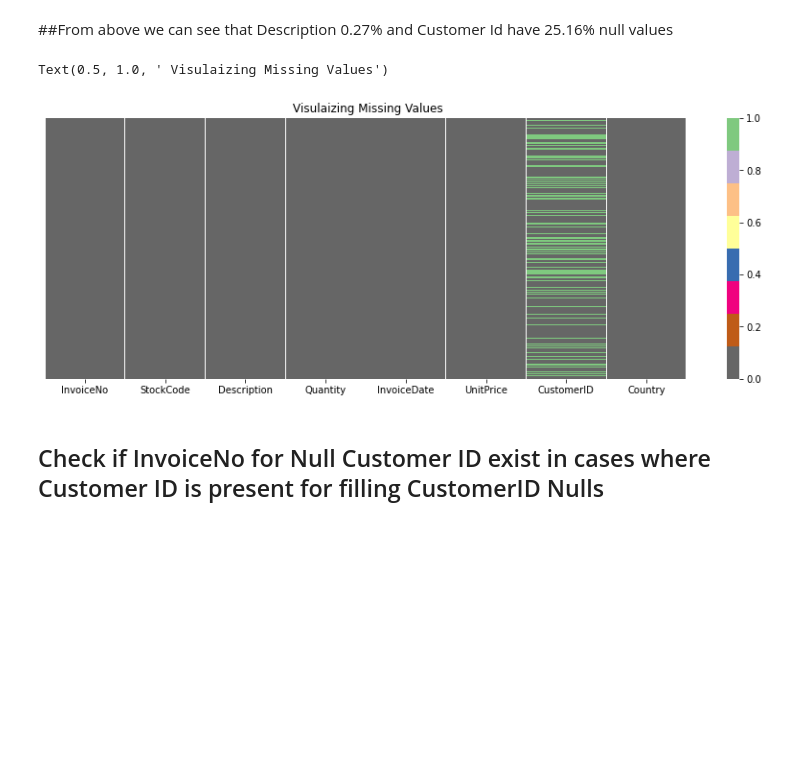
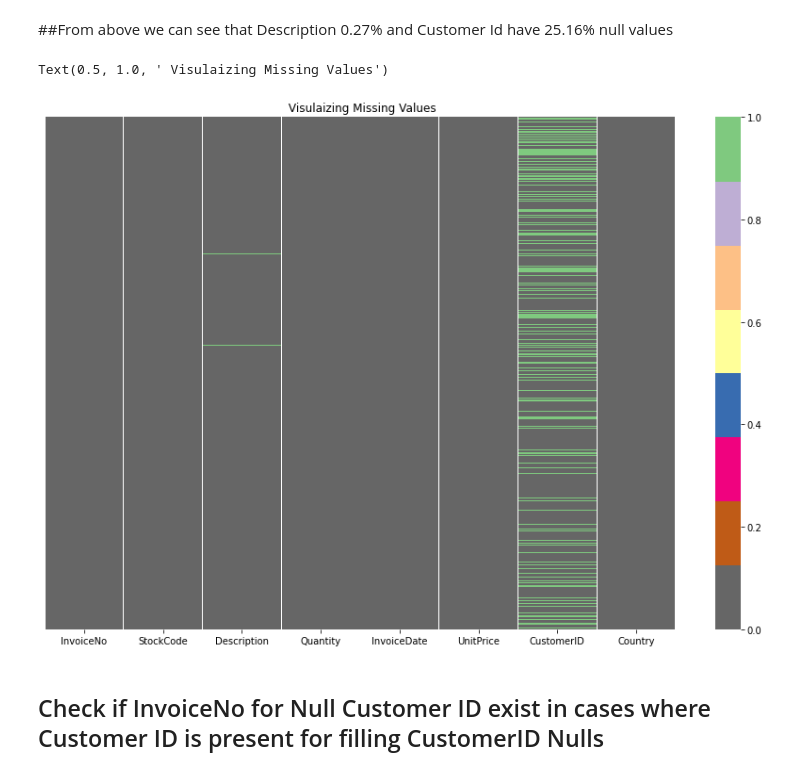
Before and after one commit to preetikhullbe/Online-retail-customer-segmentation, a Jupyter notebook: Online_retail_customer_segmentation.ipynb, the cells around one changed output. Cells and saved outputs as stored; diff of their text form; code cells hidden in the pictures; blank space fills up the shorter version.

```diff
--- a/Online_retail_customer_segmentation.ipynb
+++ b/Online_retail_customer_segmentation.ipynb
@@ -222,12 +231,12 @@ dtype: float64
 ##From above we can see that Description 0.27% and Customer Id have 25.16% null values
 # %%
 # Visualizing the missing valuesprint
-plt.figure(figsize=(15,5))
+plt.figure(figsize=(15,10))
 sns.heatmap(cust_seg_df.isnull(),cmap='Accent_r',annot=False,yticklabels=False)
 plt.title(" Visulaizing Missing Values")
 # %% [output]
 Text(0.5, 1.0, ' Visulaizing Missing Values')
-[figure, old version]
+[figure, new version]
 # %% [markdown]
 ## Check if InvoiceNo for Null Customer ID exist in cases where Customer ID is present for filling CustomerID Nulls
 # %%
```
Also changed, not shown: parts of 38 cells of this notebook.
